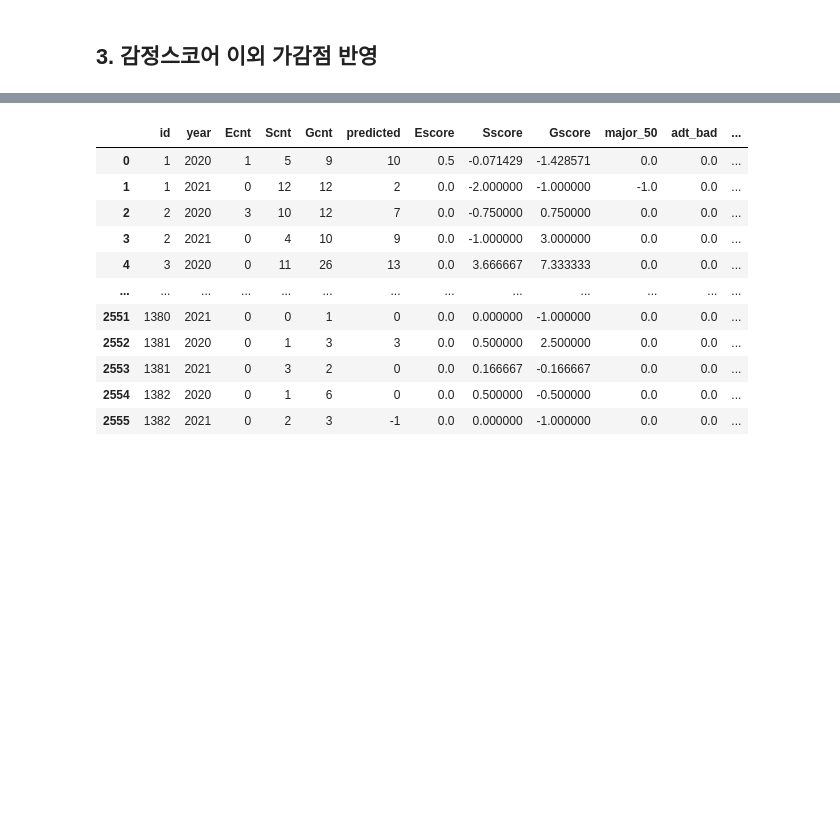
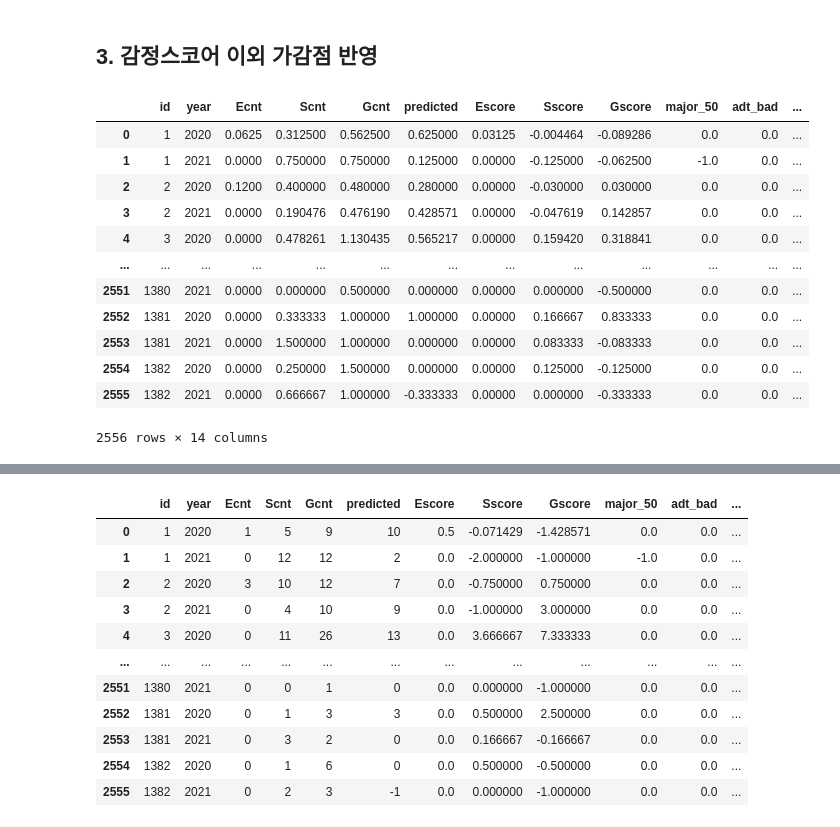
Before and after one commit to March-of-the-Ants/ESG-Rating-System, a Jupyter notebook: 5. rating/scoring_esg.ipynb, the cells around one changed output, grey strips where cells are left out. Cells and saved outputs as stored; diff of their text form; code cells hidden in the pictures; blank space fills up the shorter version.

```diff
--- a/5. rating/scoring_esg.ipynb
+++ b/5. rating/scoring_esg.ipynb
@@ -50,2 +65,21 @@ predict_sum.describe()
 # %% [markdown]
 ## 3. 감정스코어 이외 가감점 반영
+# %%
+# 방안 1) 기업, 년도별 점수 평균화
+predict_mean = pd.merge(predict_mean, extra, on=['id','year'], how='left')
+predict_mean.fillna(0, inplace=True)
+predict_mean
+# %% [output]
+|  | id | year | Ecnt | Scnt | Gcnt | predicted | Escore | Sscore | Gscore | major_50 | adt_bad | ... |
+| 0 | 1 | 2020 | 0.0625 | 0.312500 | 0.562500 | 0.625000 | 0.03125 | -0.004464 | -0.089286 | 0.0 | 0.0 | ... |
+| 1 | 1 | 2021 | 0.0000 | 0.750000 | 0.750000 | 0.125000 | 0.00000 | -0.125000 | -0.062500 | -1.0 | 0.0 | ... |
+| 2 | 2 | 2020 | 0.1200 | 0.400000 | 0.480000 | 0.280000 | 0.00000 | -0.030000 | 0.030000 | 0.0 | 0.0 | ... |
+| 3 | 2 | 2021 | 0.0000 | 0.190476 | 0.476190 | 0.428571 | 0.00000 | -0.047619 | 0.142857 | 0.0 | 0.0 | ... |
+| 4 | 3 | 2020 | 0.0000 | 0.478261 | 1.130435 | 0.565217 | 0.00000 | 0.159420 | 0.318841 | 0.0 | 0.0 | ... |
+| ... | ... | ... | ... | ... | ... | ... | ... | ... | ... | ... | ... | ... |
+| 2551 | 1380 | 2021 | 0.0000 | 0.000000 | 0.500000 | 0.000000 | 0.00000 | 0.000000 | -0.500000 | 0.0 | 0.0 | ... |
+| 2552 | 1381 | 2020 | 0.0000 | 0.333333 | 1.000000 | 1.000000 | 0.00000 | 0.166667 | 0.833333 | 0.0 | 0.0 | ... |
+| 2553 | 1381 | 2021 | 0.0000 | 1.500000 | 1.000000 | 0.000000 | 0.00000 | 0.083333 | -0.083333 | 0.0 | 0.0 | ... |
+| 2554 | 1382 | 2020 | 0.0000 | 0.250000 | 1.500000 | 0.000000 | 0.00000 | 0.125000 | -0.125000 | 0.0 | 0.0 | ... |
+| 2555 | 1382 | 2021 | 0.0000 | 0.666667 | 1.000000 | -0.333333 | 0.00000 | 0.000000 | -0.333333 | 0.0 | 0.0 | ... |
+2556 rows × 14 columns
```
Also changed, not shown: parts of 21 cells of this notebook, 5 other files.
